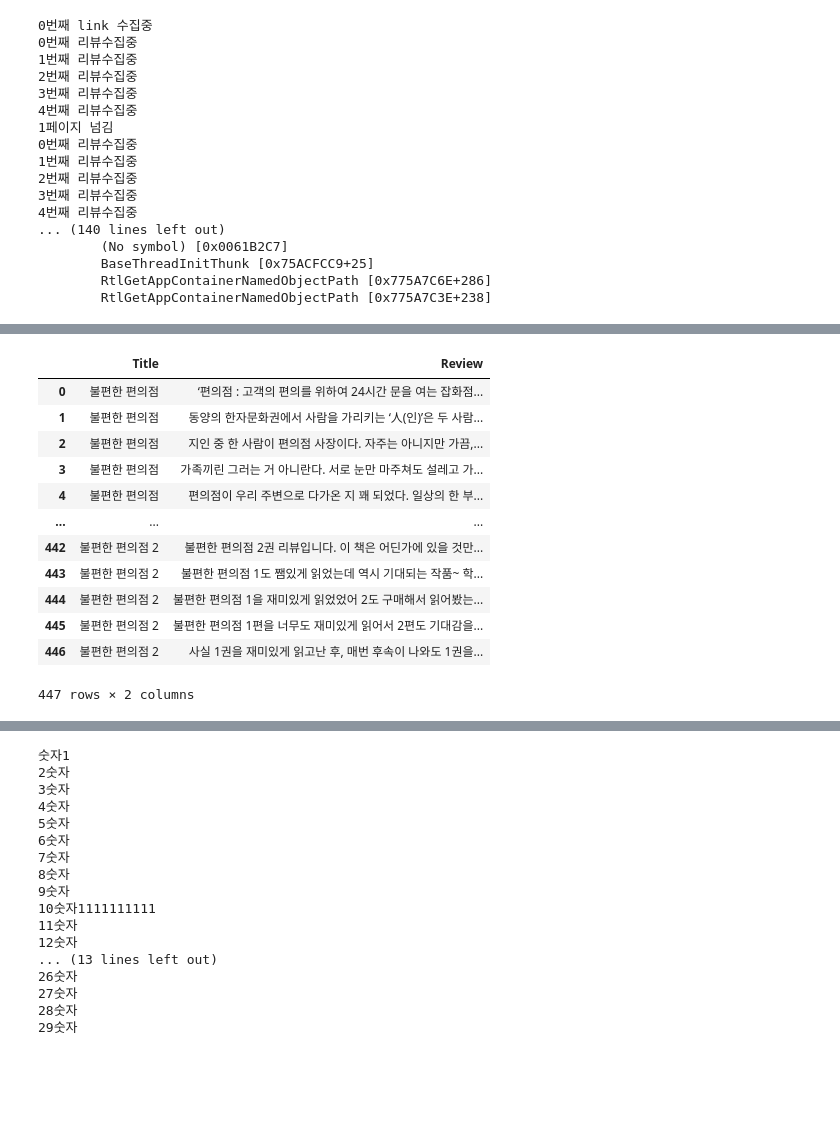
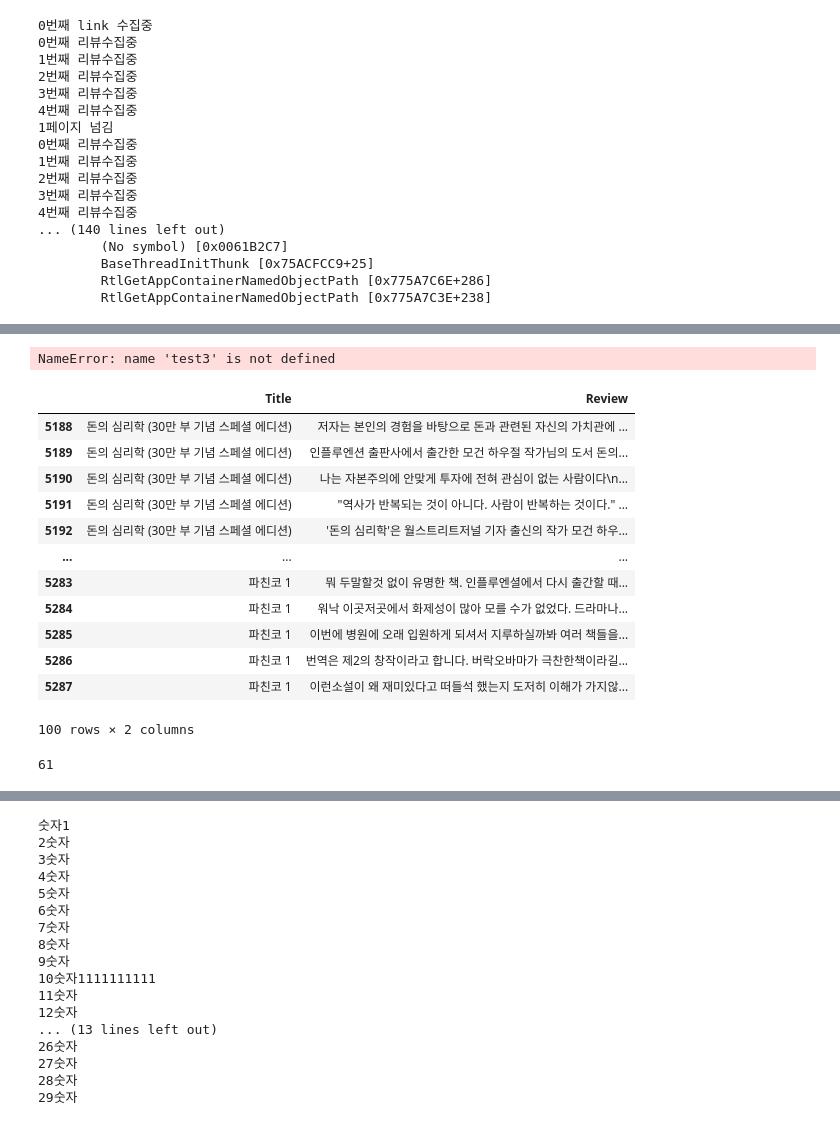
Before and after one commit to HyunahKim1111/himedia_jupyter_files, a Jupyter notebook: 마지막수업_02_yes24상세리뷰.ipynb, the cells around one changed output, grey strips where cells are left out. Saved outputs shown, nothing was run; the diff lists cells and outputs as text; code cells hidden in the pictures; blank space fills up the shorter version.

```diff
--- a/마지막수업_02_yes24상세리뷰.ipynb
+++ b/마지막수업_02_yes24상세리뷰.ipynb
@@ -349,16 +368,0 @@ driver.find_element(By.CSS_SELECTOR, '.review_sortLft > div.yesUI_pagenS strong
-# %%
-pd.DataFrame(test3)
-# %% [output]
-|  | Title | Review |
-| 0 | 불편한 편의점 | ‘편의점 : 고객의 편의를 위하여 24시간 문을 여는 잡화점... |
-| 1 | 불편한 편의점 | 동양의 한자문화권에서 사람을 가리키는 ‘人(인)’은 두 사람... |
-| 2 | 불편한 편의점 | 지인 중 한 사람이 편의점 사장이다. 자주는 아니지만 가끔,... |
-| 3 | 불편한 편의점 | 가족끼린 그러는 거 아니란다. 서로 눈만 마주쳐도 설레고 가... |
-| 4 | 불편한 편의점 | 편의점이 우리 주변으로 다가온 지 꽤 되었다. 일상의 한 부... |
-| ... | ... | ... |
-| 442 | 불편한 편의점 2 | 불편한 편의점 2권 리뷰입니다. 이 책은 어딘가에 있을 것만... |
-| 443 | 불편한 편의점 2 | 불편한 편의점 1도 쨈있게 읽었는데 역시 기대되는 작품~ 학... |
-| 444 | 불편한 편의점 2 | 불편한 편의점 1을 재미있게 읽었었어 2도 구매해서 읽어봤는... |
-| 445 | 불편한 편의점 2 | 불편한 편의점 1편을 너무도 재미있게 읽어서 2편도 기대감을... |
-| 446 | 불편한 편의점 2 | 사실 1권을 재미있게 읽고난 후, 매번 후속이 나와도 1권을... |
-447 rows × 2 columns
@@ -368,0 +369,4 @@ link3to4.to_csv('./data/link3to4.csv',index=False)
+# %%
+pd.DataFrame(test3)
+# %% [output]
+NameError: name 'test3' is not defined
@@ -368,0 +375,20 @@ link3to4.to_csv('./data/link3to4.csv',index=False)
+# %%
+link5.tail(100)
+# %% [output]
+|  | Title | Review |
+| 5188 | 돈의 심리학 (30만 부 기념 스페셜 에디션) | 저자는 본인의 경험을 바탕으로 돈과 관련된 자신의 가치관에 ... |
+| 5189 | 돈의 심리학 (30만 부 기념 스페셜 에디션) | 인플루엔션 출판사에서 출간한 모건 하우절 작가님의 도서 돈의... |
+| 5190 | 돈의 심리학 (30만 부 기념 스페셜 에디션) | 나는 자본주의에 안맞게 투자에 전혀 관심이 없는 사람이다\n... |
+| 5191 | 돈의 심리학 (30만 부 기념 스페셜 에디션) | "역사가 반복되는 것이 아니다. 사람이 반복하는 것이다." ... |
+| 5192 | 돈의 심리학 (30만 부 기념 스페셜 에디션) | '돈의 심리학'은 월스트리트저널 기자 출신의 작가 모건 하우... |
+| ... | ... | ... |
+| 5283 | 파친코 1 | 뭐 두말할것 없이 유명한 책. 인플루엔셜에서 다시 출간할 때... |
+| 5284 | 파친코 1 | 워낙 이곳저곳에서 화제성이 많아 모를 수가 없었다. 드라마나... |
+| 5285 | 파친코 1 | 이번에 병원에 오래 입원하게 되셔서 지루하실까봐 여러 책들을... |
+| 5286 | 파친코 1 | 번역은 제2의 창작이라고 합니다. 버락오바마가 극찬한책이라길... |
+| 5287 | 파친코 1 | 이런소설이 왜 재미있다고 떠들석 했는지 도저히 이해가 가지않... |
+100 rows × 2 columns
+# %%
+link5["Title"].nunique()
+# %% [output]
+61
```
Also changed, not shown: parts of 16 cells of this notebook.
